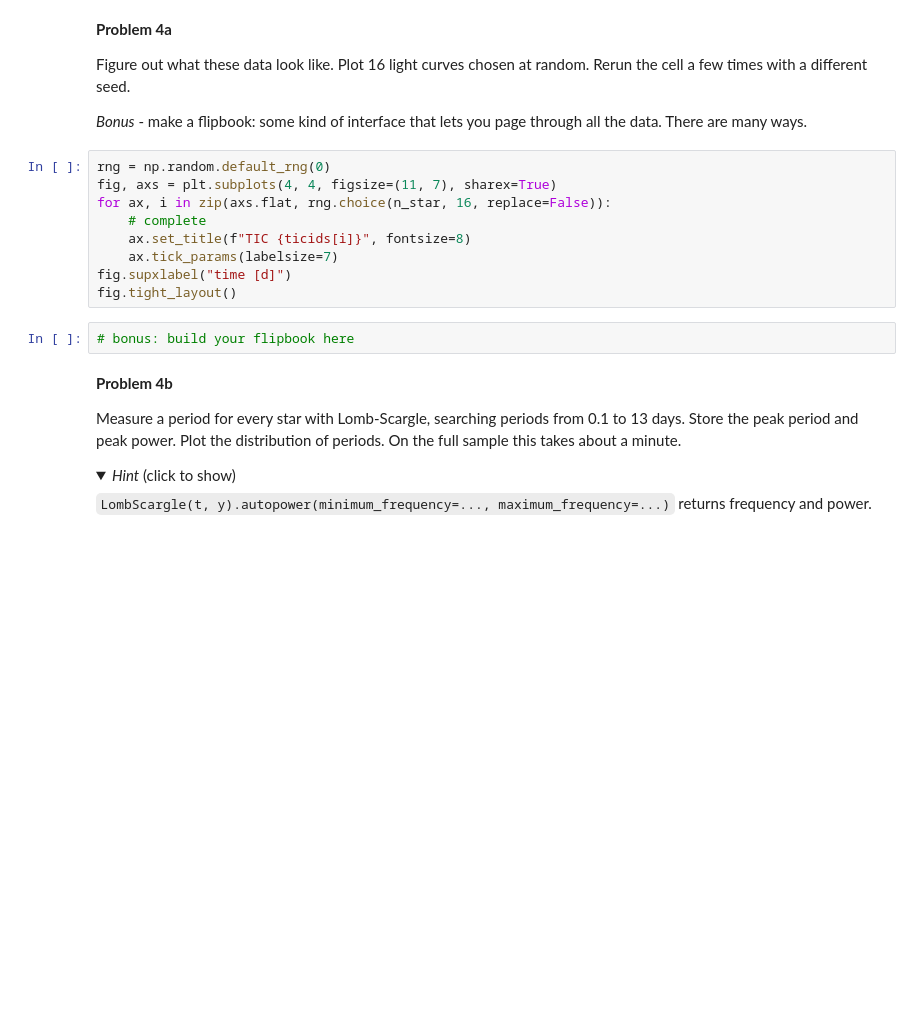
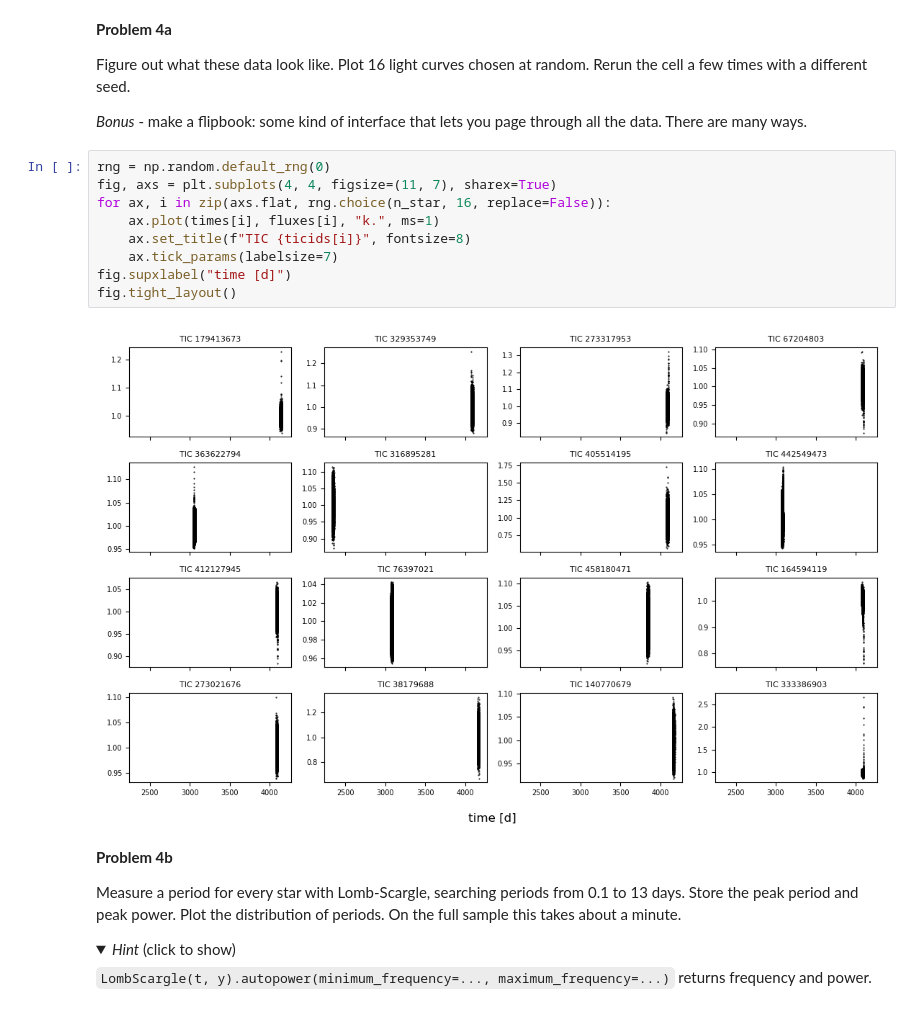
Before and after one commit to ullas-bhat/Session-27, a Jupyter notebook: Day2/MatchedFiltering.ipynb, the cells around one changed output. Drawn from its saved outputs; the diff is of its cells as text; folded sections open; blank space fills up the shorter version.

```diff
--- a/Day2/MatchedFiltering.ipynb
+++ b/Day2/MatchedFiltering.ipynb
@@ -1066,14 +1083,14 @@ all the data.  There are many ways.
 # %%
 rng = np.random.default_rng(0)
 fig, axs = plt.subplots(4, 4, figsize=(11, 7), sharex=True)
 for ax, i in zip(axs.flat, rng.choice(n_star, 16, replace=False)):
-    # complete
+    ax.plot(times[i], fluxes[i], "k.", ms=1)
     ax.set_title(f"TIC {ticids[i]}", fontsize=8)
     ax.tick_params(labelsize=7)
 fig.supxlabel("time [d]")
 fig.tight_layout()
+# %% [output]
+[figure, added]
-# %%
-# bonus: build your flipbook here
 # %% [markdown]
 **Problem 4b**
 
```
Also changed, not shown: parts of 13 cells of this notebook, 2 other files.
